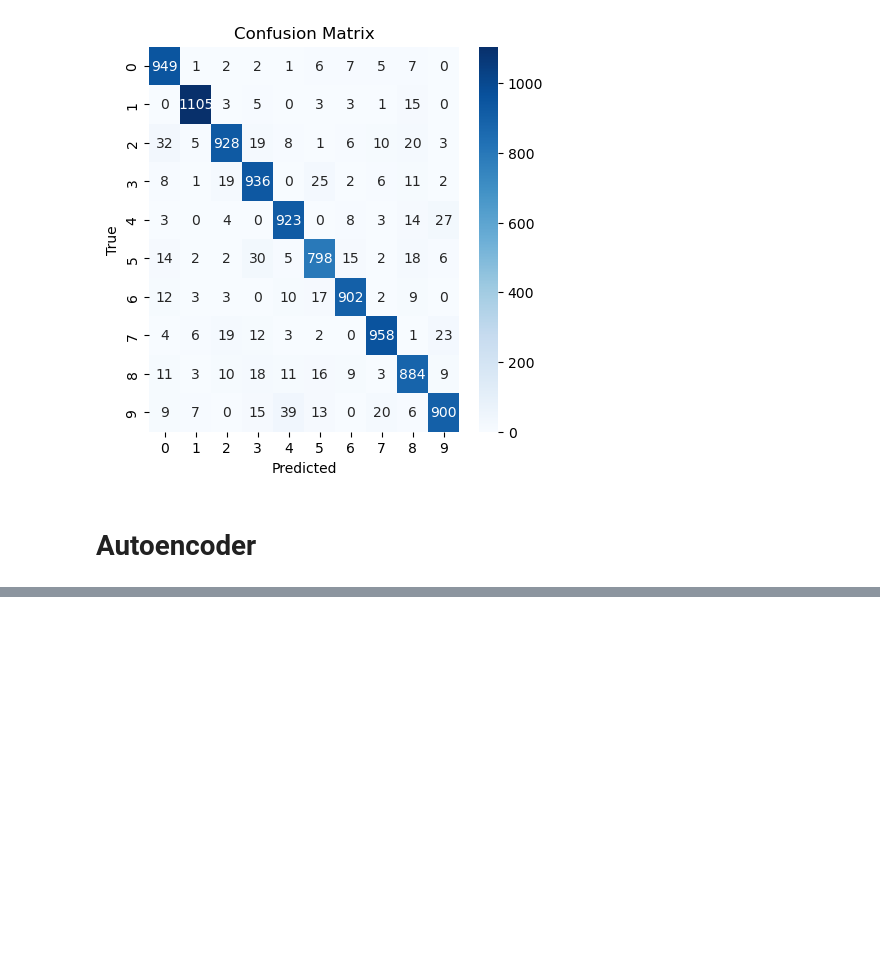
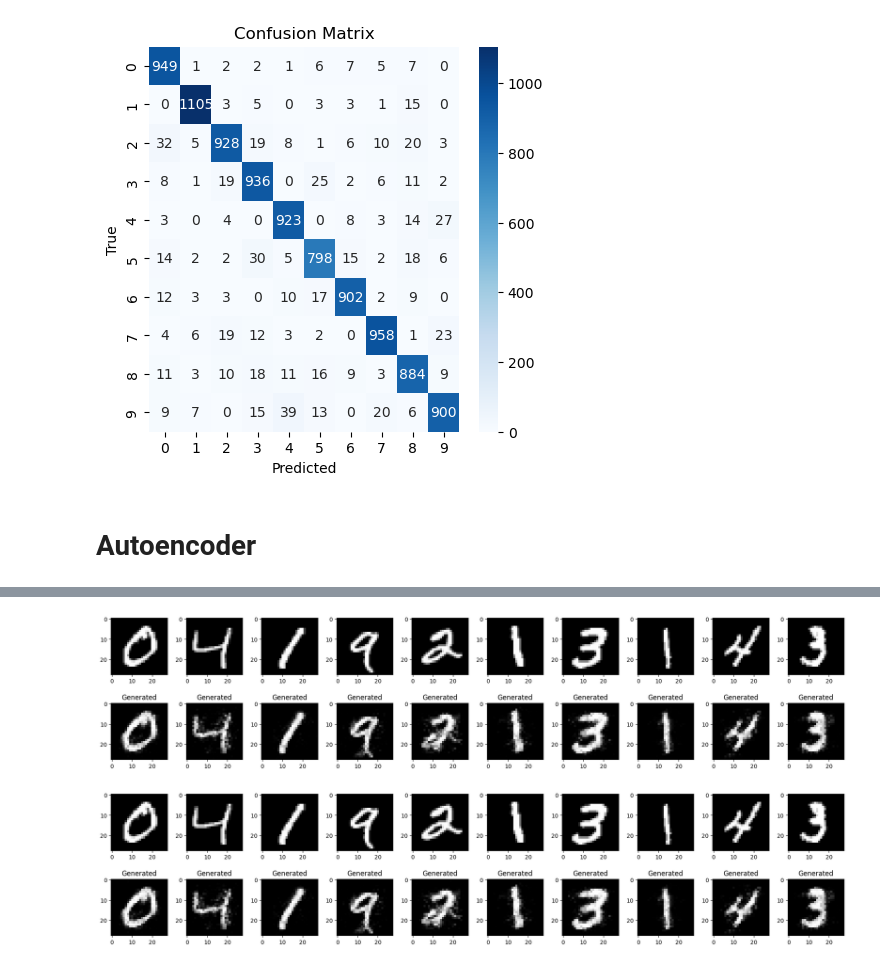
Before and after one commit to ricardocardn/NeuralNetworkImplementation, a Jupyter notebook: tests.ipynb, the cells around one changed output, grey strips where cells are left out. Cells and saved outputs as stored; diff of their text form; code cells hidden in the pictures; blank space fills up the shorter version.

```diff
--- a/tests.ipynb
+++ b/tests.ipynb
@@ -233,0 +216,6 @@ plt.show()
+# %%
+x_train = x_train[:100].reshape((-1, 28*28))
+x_train = x_train.astype('float64')/255
+
+x_test = x_test.reshape((-1, 28*28))
+x_test = x_test.astype('float64')/255
@@ -233,0 +242,27 @@ plt.show()
+# %%
+def print_images(init_pos, n):
+    plt.figure(figsize=(19, 4))
+    plt.gray()
+
+    output = [nn.feedfoward(x_train[i]).reshape(28, 28) for i in range(init_pos, n + 1)]
+
+    for i, item in enumerate(x_train[init_pos:n + 1]):
+        plt.subplot(2, n, i + 1)
+        item = item.reshape(-1, 28, 28)
+        plt.imshow(item[0])
+
+    for i, item in enumerate(output):
+        plt.subplot(2, n, n + i + 1)
+        plt.title(f'Generated')
+        item = item.reshape(-1, 28, 28)
+        plt.imshow(item[0])
+
+    plt.tight_layout()
+    plt.subplots_adjust(hspace=0.5)
+    plt.show()
+
+print_images(1, 10)
+print_images(1, 10)
+# %% [output]
+[figure, added]
+[figure, added]
```
Also changed, not shown: parts of 15 cells of this notebook, 2 other files.
